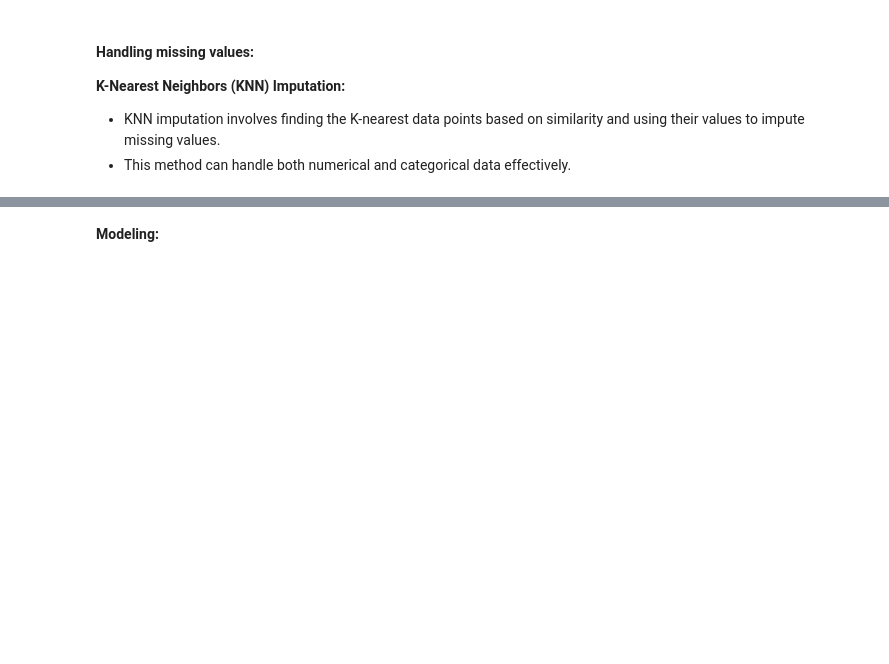
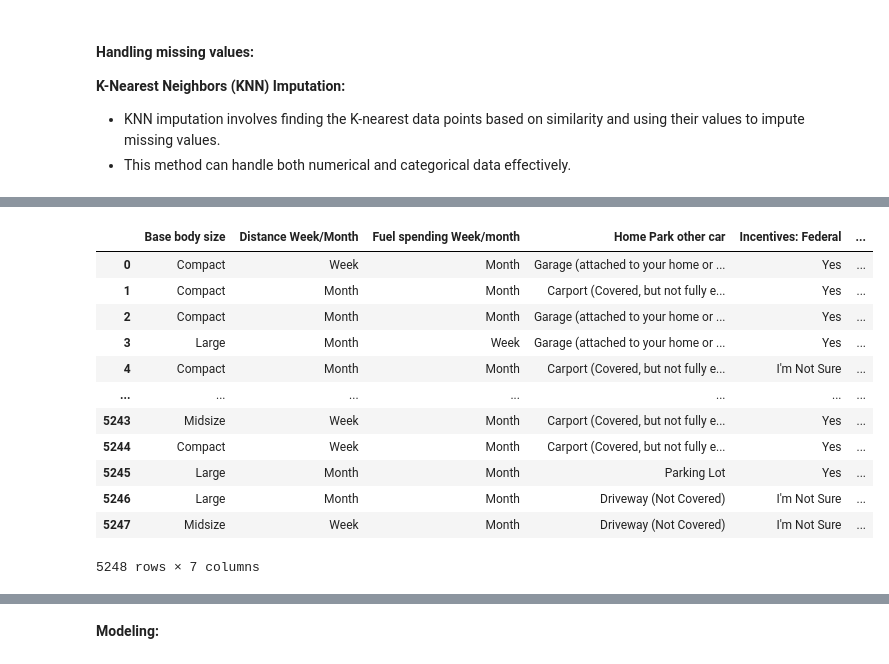
Before and after one commit to kkrusere/EV_Market-Analysis-and-Consumer-Behavior, a Jupyter notebook: data_collection_&_EDA.ipynb, the cells around one changed output, grey strips where cells are left out. Saved outputs shown, nothing was run; the diff lists cells and outputs as text; code cells hidden in the pictures; blank space fills up the shorter version.

```diff
--- a/data_collection_&_EDA.ipynb
+++ b/data_collection_&_EDA.ipynb
@@ -846,6 +865,7 @@ merged_dataset.shape
 merged_dataset.rename(columns={
   "Response ID..": "Response ID",
   "Income 2": "Income",
+  "Base body size 2":"Base body size",
   "Veh 1 Total Price": "First Vehicle Total Price",
   "Veh 1 Total Price, don't know": "Do you know  First Vehicle Total Price"
 }, inplace=True)
@@ -1231,0 +1243,8 @@ Name: Familiarity: PHEVs, Length: 5248, dtype: float64
+# %%
+# Reversing encoding for categorical variables
+# Mapping one-hot encoded columns to their corresponding original categorical variables
+decoded_categorical_cols = pd.DataFrame()
+# %%
+# Decoding 'Base body size' column
+decoded_categorical_cols['Base body size'] = merged_dataset_imputed_df[['Base body size_Compact', "Base body size_Don't know", 'Base body size_Large', 'Base body size_Midsize']].idxmax(axis=1).apply(lambda x: x.split('_')[-1])
+decoded_categorical_cols
@@ -1231,0 +1265,34 @@ Name: Familiarity: PHEVs, Length: 5248, dtype: float64
+# %%
+# Decoding 'Distance Week/Month' column
+decoded_categorical_cols['Distance Week/Month'] = merged_dataset_imputed_df[['Distance Week/Month_Month', 'Distance Week/Month_Week']].idxmax(axis=1).apply(lambda x: x.split('_')[-1])
+
+# Decoding 'Fuel spending Week/month' column
+decoded_categorical_cols['Fuel spending Week/month'] = merged_dataset_imputed_df[['Fuel spending Week/month_Month', 'Fuel spending Week/month_Week']].idxmax(axis=1).apply(lambda x: x.split('_')[-1])
+
+# Decoding 'Home Park other car' column
+decoded_categorical_cols['Home Park other car'] = merged_dataset_imputed_df[['Home Park other car_Carport (Covered, but not fully enclosed)', 'Home Park other car_Driveway (Not Covered)', 'Home Park other car_Garage (attached to your home or freestanding)', 'Home Park other car_On the Street', 'Home Park other car_Other', 'Home Park other car_Parking Lot']].idxmax(axis=1).apply(lambda x: x.split('_')[-1])
+
+# Decoding 'Incentives: Federal' column
+decoded_categorical_cols['Incentives: Federal'] = merged_dataset_imputed_df[["Incentives: Federal_I'm Not Sure", 'Incentives: Federal_No', 'Incentives: Federal_Yes']].idxmax(axis=1).apply(lambda x: x.split('_')[-1])
+
+# Decoding 'No trucks, plus incentives: drivetrain design' column
+decoded_categorical_cols['No trucks, plus incentives: drivetrain design'] = merged_dataset_imputed_df[['No trucks, plus incentives: drivetrain design_EV', 'No trucks, plus incentives: drivetrain design_FCV', 'No trucks, plus incentives: drivetrain design_Gas', 'No trucks, plus incentives: drivetrain design_HEV', 'No trucks, plus incentives: drivetrain design_PHEV']].idxmax(axis=1).apply(lambda x: x.split('_')[-1])
+
+# Decoding 'Respondent Gender' column
+decoded_categorical_cols['Respondent Gender'] = merged_dataset_imputed_df[['Respondent Gender_Declined To State', 'Respondent Gender_Female', 'Respondent Gender_Male']].idxmax(axis=1).apply(lambda x: x.split('_')[-1])
+# %%
+decoded_categorical_cols
+# %% [output]
+|  | Base body size | Distance Week/Month | Fuel spending Week/month | Home Park other car | Incentives: Federal | ... |
+| 0 | Compact | Week | Month | Garage (attached to your home or ... | Yes | ... |
+| 1 | Compact | Month | Month | Carport (Covered, but not fully e... | Yes | ... |
+| 2 | Compact | Month | Month | Garage (attached to your home or ... | Yes | ... |
+| 3 | Large | Month | Week | Garage (attached to your home or ... | Yes | ... |
+| 4 | Compact | Month | Month | Carport (Covered, but not fully e... | I'm Not Sure | ... |
+| ... | ... | ... | ... | ... | ... | ... |
+| 5243 | Midsize | Week | Month | Carport (Covered, but not fully e... | Yes | ... |
+| 5244 | Compact | Week | Month | Carport (Covered, but not fully e... | Yes | ... |
+| 5245 | Large | Month | Month | Parking Lot | Yes | ... |
+| 5246 | Large | Month | Month | Driveway (Not Covered) | I'm Not Sure | ... |
+| 5247 | Midsize | Week | Month | Driveway (Not Covered) | I'm Not Sure | ... |
+5248 rows × 7 columns
```
Also changed, not shown: parts of 30 cells of this notebook.
